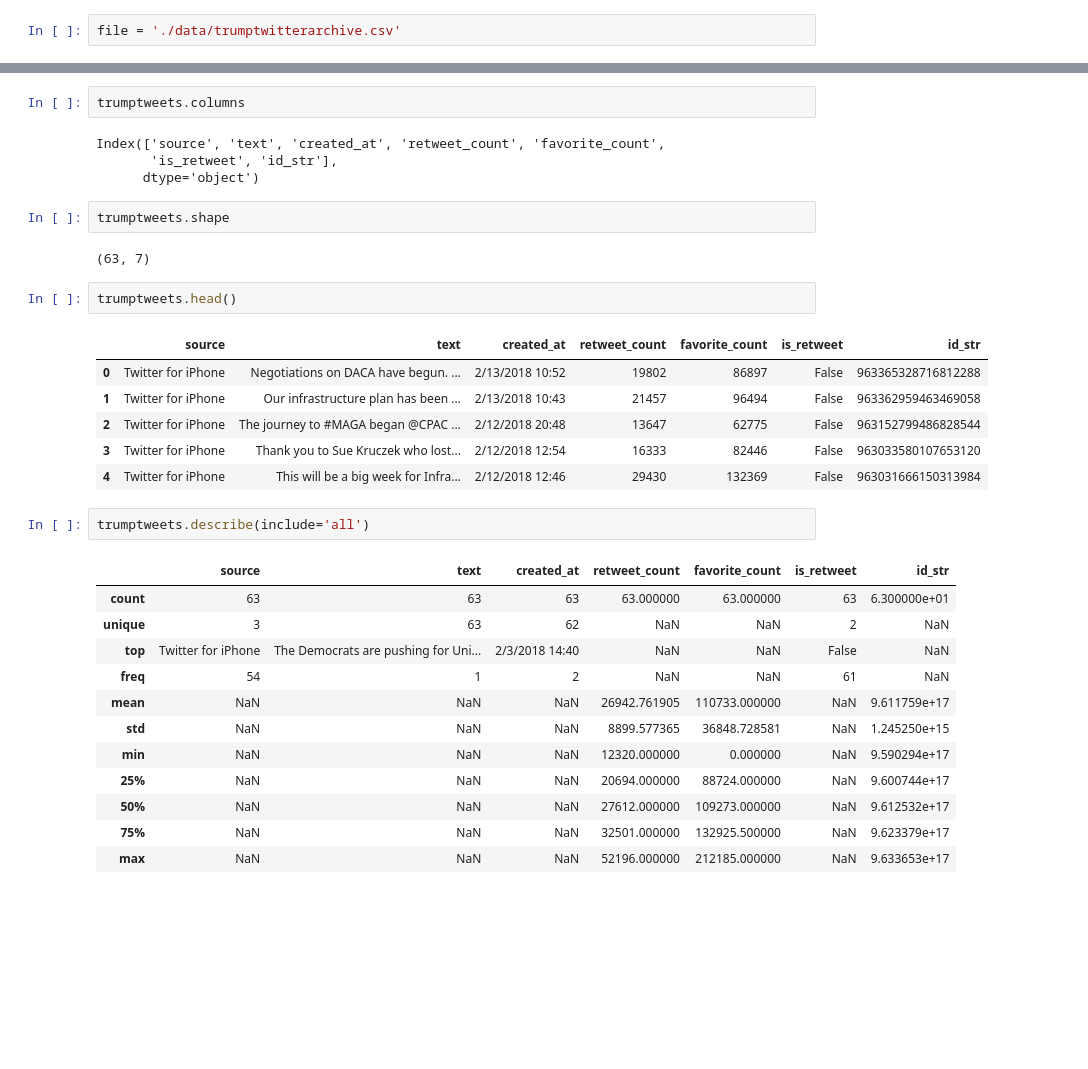
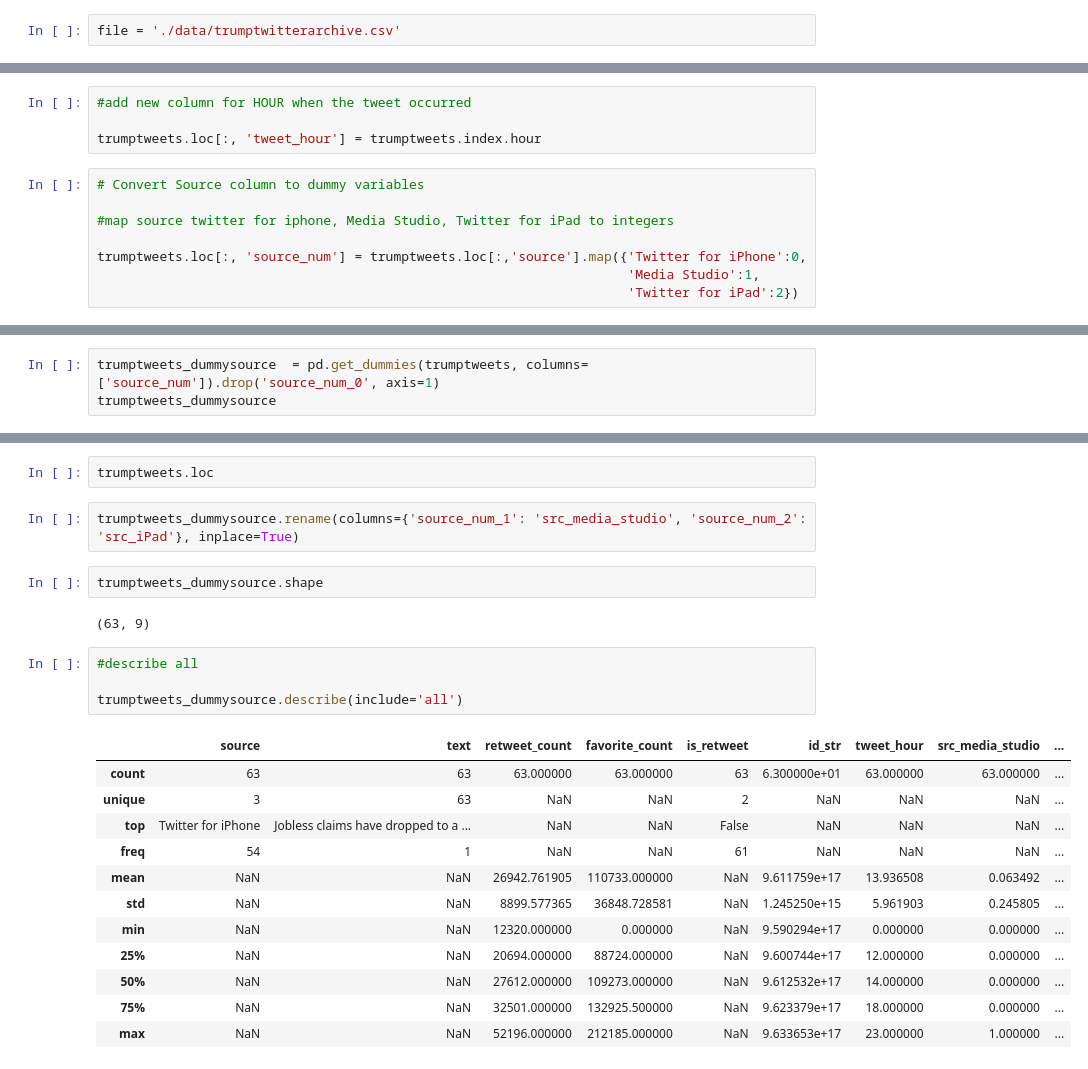
Before and after one commit to naidaire/Final_Project, a Jupyter notebook: TrumpTweet_Scratch.ipynb, the cells around one changed output, grey strips where cells are left out. Drawn from its saved outputs; the diff is of its cells as text; blank space fills up the shorter version.

Commit message:
add dummy variables, indexed dates, sns heatmap

```diff
--- a/TrumpTweet_Scratch.ipynb
+++ b/TrumpTweet_Scratch.ipynb
@@ -10,0 +22,12 @@ trumptweets = pd.read_csv(file, encoding = 'latin1')
+# %%
+#add new column for HOUR when the tweet occurred
+
+trumptweets.loc[:, 'tweet_hour'] = trumptweets.index.hour
+# %%
+# Convert Source column to dummy variables
+
+#map source twitter for iphone, Media Studio, Twitter for iPad to integers
+
+trumptweets.loc[:, 'source_num'] = trumptweets.loc[:,'source'].map({'Twitter for iPhone':0,
+                                                                    'Media Studio':1,
+                                                                    'Twitter for iPad':2})
@@ -10,0 +38,3 @@ trumptweets = pd.read_csv(file, encoding = 'latin1')
+# %%
+trumptweets_dummysource  = pd.get_dummies(trumptweets, columns=['source_num']).drop('source_num_0', axis=1)
+trumptweets_dummysource
@@ -11,35 +61,26 @@ trumptweets = pd.read_csv(file, encoding = 'latin1')
 # %%
-trumptweets.columns
+trumptweets.loc
-# %% [output]
-Index(['source', 'text', 'created_at', 'retweet_count', 'favorite_count',
-       'is_retweet', 'id_str'],
-      dtype='object')
+# %%
+trumptweets_dummysource.rename(columns={'source_num_1': 'src_media_studio', 'source_num_2': 'src_iPad'}, inplace=True)
 # %%
-trumptweets.shape
+trumptweets_dummysource.shape
 # %% [output]
-(63, 7)
+(63, 9)
-# %%
-trumptweets.head()
-# %% [output]
-|  | source | text | created_at | retweet_count | favorite_count | is_retweet | id_str |
-| 0 | Twitter for iPhone | Negotiations on DACA have begun. ... | 2/13/2018 10:52 | 19802 | 86897 | False | 963365328716812288 |
-| 1 | Twitter for iPhone | Our infrastructure plan has been ... | 2/13/2018 10:43 | 21457 | 96494 | False | 963362959463469058 |
-| 2 | Twitter for iPhone | The journey to #MAGA began @CPAC ... | 2/12/2018 20:48 | 13647 | 62775 | False | 963152799486828544 |
-| 3 | Twitter for iPhone | Thank you to Sue Kruczek who lost... | 2/12/2018 12:54 | 16333 | 82446 | False | 963033580107653120 |
-| 4 | Twitter for iPhone | This will be a big week for Infra... | 2/12/2018 12:46 | 29430 | 132369 | False | 963031666150313984 |
 # %%
-trumptweets.describe(include='all')
+#describe all
+
+trumptweets_dummysource.describe(include='all')
 # %% [output]
-|  | source | text | created_at | retweet_count | favorite_count | is_retweet | id_str |
-| count | 63 | 63 | 63 | 63.000000 | 63.000000 | 63 | 6.300000e+01 |
-| unique | 3 | 63 | 62 | NaN | NaN | 2 | NaN |
-| top | Twitter for iPhone | The Democrats are pushing for Uni... | 2/3/2018 14:40 | NaN | NaN | False | NaN |
-| freq | 54 | 1 | 2 | NaN | NaN | 61 | NaN |
-| mean | NaN | NaN | NaN | 26942.761905 | 110733.000000 | NaN | 9.611759e+17 |
-| std | NaN | NaN | NaN | 8899.577365 | 36848.728581 | NaN | 1.245250e+15 |
-| min | NaN | NaN | NaN | 12320.000000 | 0.000000 | NaN | 9.590294e+17 |
-| 25% | NaN | NaN | NaN | 20694.000000 | 88724.000000 | NaN | 9.600744e+17 |
-| 50% | NaN | NaN | NaN | 27612.000000 | 109273.000000 | NaN | 9.612532e+17 |
-| 75% | NaN | NaN | NaN | 32501.000000 | 132925.500000 | NaN | 9.623379e+17 |
-| max | NaN | NaN | NaN | 52196.000000 | 212185.000000 | NaN | 9.633653e+17 |
+|  | source | text | retweet_count | favorite_count | is_retweet | id_str | tweet_hour | src_media_studio | ... |
+| count | 63 | 63 | 63.000000 | 63.000000 | 63 | 6.300000e+01 | 63.000000 | 63.000000 | ... |
+| unique | 3 | 63 | NaN | NaN | 2 | NaN | NaN | NaN | ... |
+| top | Twitter for iPhone | Jobless claims have dropped to a ... | NaN | NaN | False | NaN | NaN | NaN | ... |
+| freq | 54 | 1 | NaN | NaN | 61 | NaN | NaN | NaN | ... |
+| mean | NaN | NaN | 26942.761905 | 110733.000000 | NaN | 9.611759e+17 | 13.936508 | 0.063492 | ... |
+| std | NaN | NaN | 8899.577365 | 36848.728581 | NaN | 1.245250e+15 | 5.961903 | 0.245805 | ... |
+| min | NaN | NaN | 12320.000000 | 0.000000 | NaN | 9.590294e+17 | 0.000000 | 0.000000 | ... |
+| 25% | NaN | NaN | 20694.000000 | 88724.000000 | NaN | 9.600744e+17 | 12.000000 | 0.000000 | ... |
+| 50% | NaN | NaN | 27612.000000 | 109273.000000 | NaN | 9.612532e+17 | 14.000000 | 0.000000 | ... |
+| 75% | NaN | NaN | 32501.000000 | 132925.500000 | NaN | 9.623379e+17 | 18.000000 | 0.000000 | ... |
+| max | NaN | NaN | 52196.000000 | 212185.000000 | NaN | 9.633653e+17 | 23.000000 | 1.000000 | ... |
 # %%
```
Also changed, not shown: parts of 17 cells of this notebook.
